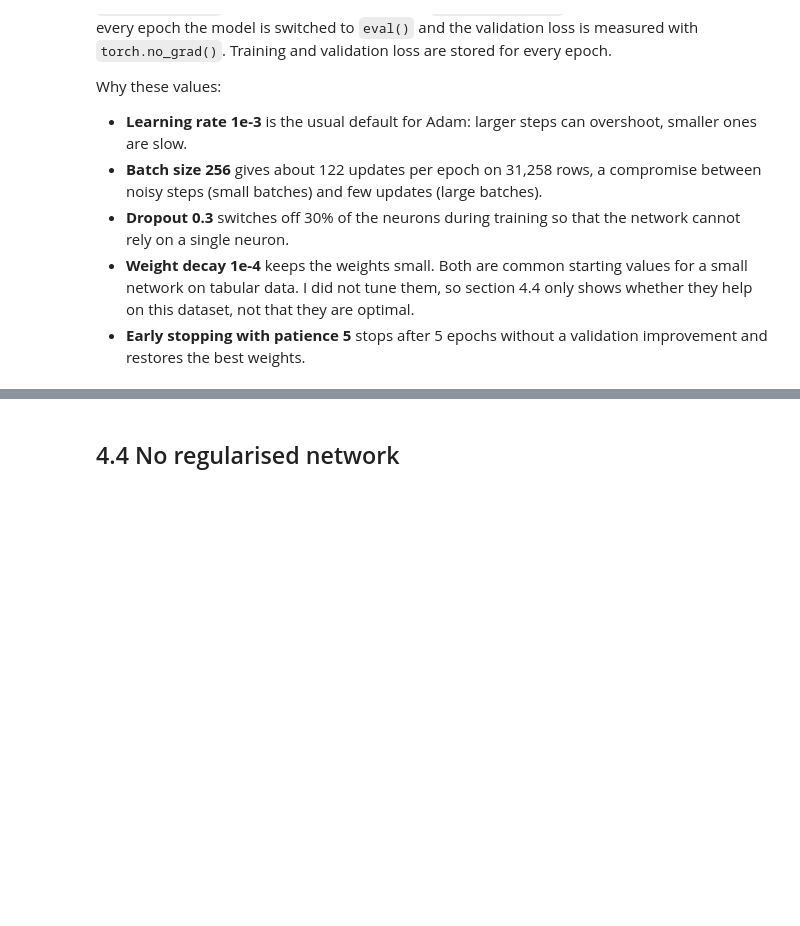
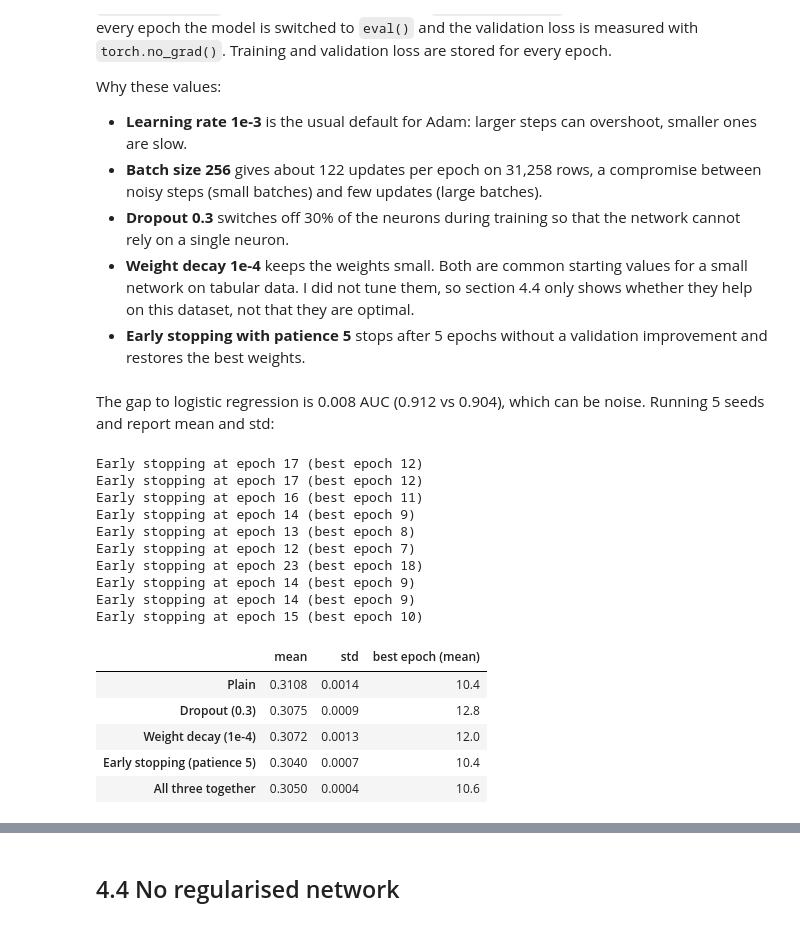
Before and after one commit to dpetrovskaua/ML-census-income, a Jupyter notebook: 02_models.ipynb, the cells around one changed output, grey strips where cells are left out. Cells and saved outputs as stored; diff of their text form; code cells hidden in the pictures; blank space fills up the shorter version.

```diff
--- a/02_models.ipynb
+++ b/02_models.ipynb
@@ -564,3 +564,50 @@ Why these values:
 - **Dropout 0.3** switches off 30% of the neurons during training so that the network cannot rely on a single neuron.
 - **Weight decay 1e-4** keeps the weights small. Both are common starting values for a small network on tabular data. I did not tune them, so section 4.4 only shows whether they help on this dataset, not that they are optimal.
 - **Early stopping with patience 5** stops after 5 epochs without a validation improvement and restores the best weights.
+# %% [markdown]
+The gap to logistic regression is 0.008 AUC (0.912 vs 0.904), which can be noise. Running 5 seeds and report mean and std:
+# %%
+SEEDS = [42, 67, 69, 34, 83]
+
+configs = {
+    'Plain': dict(dropout=0.0, weight_decay=0.0,  patience=None),
+    'Dropout (0.3)': dict(dropout=0.3, weight_decay=0.0,  patience=None),
+    'Weight decay (1e-4)': dict(dropout=0.0, weight_decay=1e-4, patience=None),
+    'Early stopping (patience 5)': dict(dropout=0.0, weight_decay=0.0,  patience=5),
+    'All three together': dict(dropout=0.3, weight_decay=1e-4, patience=5)}
+
+val_losses = {}
+best_epochs = {}
+for name, cfg in configs.items():
+    losses = []
+    epochs_list = []
+    for seed in SEEDS:
+        torch.manual_seed(seed)
+        model = MLP(Xtr_t.shape[1], dropout=cfg['dropout'])
+        hist = train_model(model, epochs=30, weight_decay=cfg['weight_decay'],
+                           patience=cfg['patience'], seed=seed)
+        # early stopping keeps the best epoch; the other variants keep their last epoch
+        losses.append(min(hist['val']) if cfg['patience'] else hist['val'][-1])
+        epochs_list.append(int(np.argmin(hist['val'])) + 1)
+    val_losses[name], best_epochs[name] = losses, epochs_list
+
+val_table = pd.DataFrame(val_losses).agg(['mean', 'std']).T
+val_table['best epoch (mean)'] = pd.DataFrame(best_epochs).mean().values
+val_table.round(4)
+# %% [output]
+Early stopping at epoch 17 (best epoch 12)
+Early stopping at epoch 17 (best epoch 12)
+Early stopping at epoch 16 (best epoch 11)
+Early stopping at epoch 14 (best epoch 9)
+Early stopping at epoch 13 (best epoch 8)
+Early stopping at epoch 12 (best epoch 7)
+Early stopping at epoch 23 (best epoch 18)
+Early stopping at epoch 14 (best epoch 9)
+Early stopping at epoch 14 (best epoch 9)
+Early stopping at epoch 15 (best epoch 10)
+|  | mean | std | best epoch (mean) |
+| Plain | 0.3108 | 0.0014 | 10.4 |
+| Dropout (0.3) | 0.3075 | 0.0009 | 12.8 |
+| Weight decay (1e-4) | 0.3072 | 0.0013 | 12.0 |
+| Early stopping (patience 5) | 0.3040 | 0.0007 | 10.4 |
+| All three together | 0.3050 | 0.0004 | 10.6 |
```
Also changed, not shown: parts of 5 cells of this notebook, 1 other file.
